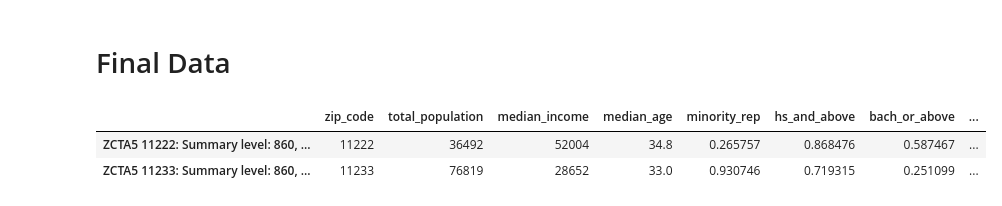
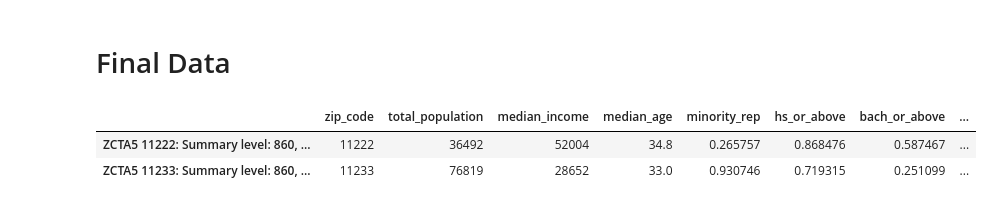
Before and after one commit to rab175/311_Project, a Jupyter notebook: Census Data.ipynb, the cells around one changed output. Drawn from its saved outputs; the diff is of its cells as text; code cells hidden in the pictures.

```diff
--- a/Census Data.ipynb
+++ b/Census Data.ipynb
@@ -666,11 +637,11 @@ data.head(2)
 # Final Data
 # %%
 nyc_census_data = data[['zip_code','total_population','median_income',
-                        'median_age','minority_rep','hs_and_above',
+                        'median_age','minority_rep','hs_or_above',
                         'bach_or_above','poverty_rate','unemployment_rate']]
 
 nyc_census_data.head(2)
 # %% [output]
-|  | zip_code | total_population | median_income | median_age | minority_rep | hs_and_above | bach_or_above | ... |
+|  | zip_code | total_population | median_income | median_age | minority_rep | hs_or_above | bach_or_above | ... |
 | ZCTA5 11222: Summary level: 860, ... | 11222 | 36492 | 52004 | 34.8 | 0.265757 | 0.868476 | 0.587467 | ... |
 | ZCTA5 11233: Summary level: 860, ... | 11233 | 76819 | 28652 | 33.0 | 0.930746 | 0.719315 | 0.251099 | ... |
```
Also changed, not shown: parts of 18 cells of this notebook, 2 other files.
